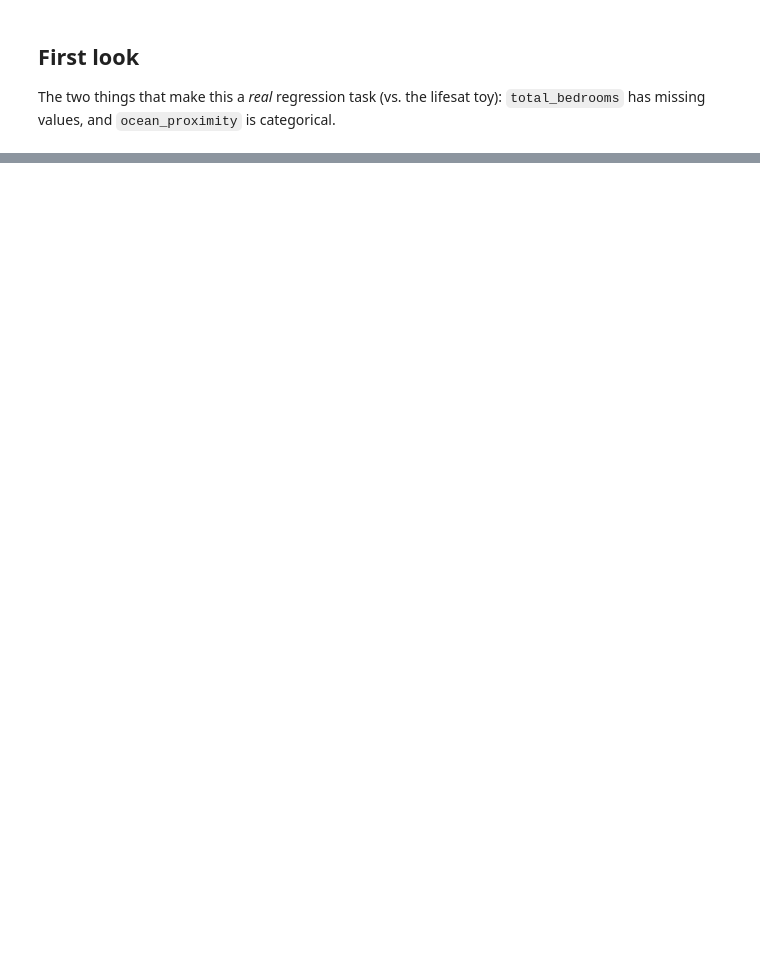
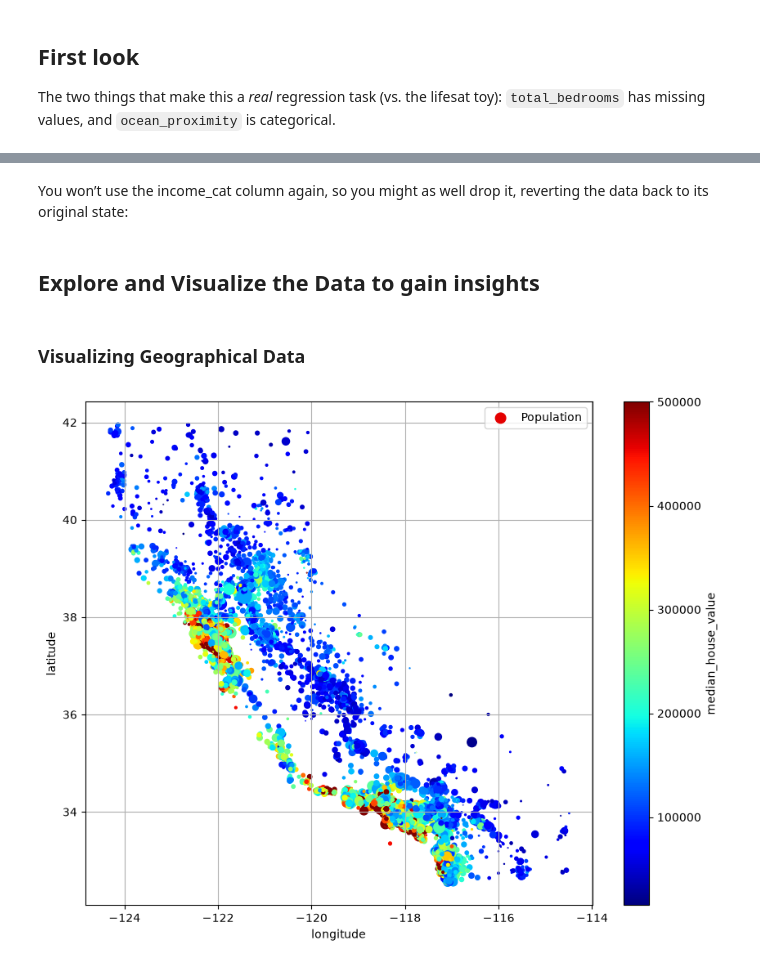
Before and after one commit to Kennexcorp/ml-ai-journey, a Jupyter notebook: 02-california-housing-regression/notebook.ipynb, the cells around one changed output, grey strips where cells are left out. Cells and saved outputs as stored; diff of their text form; code cells hidden in the pictures; blank space fills up the shorter version.

```diff
--- a/02-california-housing-regression/notebook.ipynb
+++ b/02-california-housing-regression/notebook.ipynb
@@ -57,0 +127,6 @@ Once a clean version works here, move it into `main.py`.
+# %%
+strat_train_set, strat_test_set = train_test_split(
+    housing, test_size=0.2, random_state=42, stratify=housing["income_cat"]
+)
+
+strat_train_set["income_cat"].value_counts() / len(strat_train_set)
@@ -57,0 +141,3 @@ Once a clean version works here, move it into `main.py`.
+# %% [markdown]
+You won’t use the income_cat column again, so you might as well drop it, reverting
+the data back to its original state:
@@ -57,0 +147,11 @@ Once a clean version works here, move it into `main.py`.
+# %% [markdown]
+## Explore and Visualize the Data to gain insights
+# %%
+housing = strat_train_set.copy()
+# %% [markdown]
+### Visualizing Geographical Data
+# %%
+housing.plot(kind="scatter", x="longitude", y="latitude", grid=True, s=housing["population"] / 100, label="Population", c="median_house_value", cmap=plt.get_cmap("jet"), colorbar=True, legend=True, sharex=False, figsize=(10, 8))
+plt.show()
+# %% [output]
+[figure, added]
```
Also changed, not shown: parts of 38 cells of this notebook, 4 other files.
